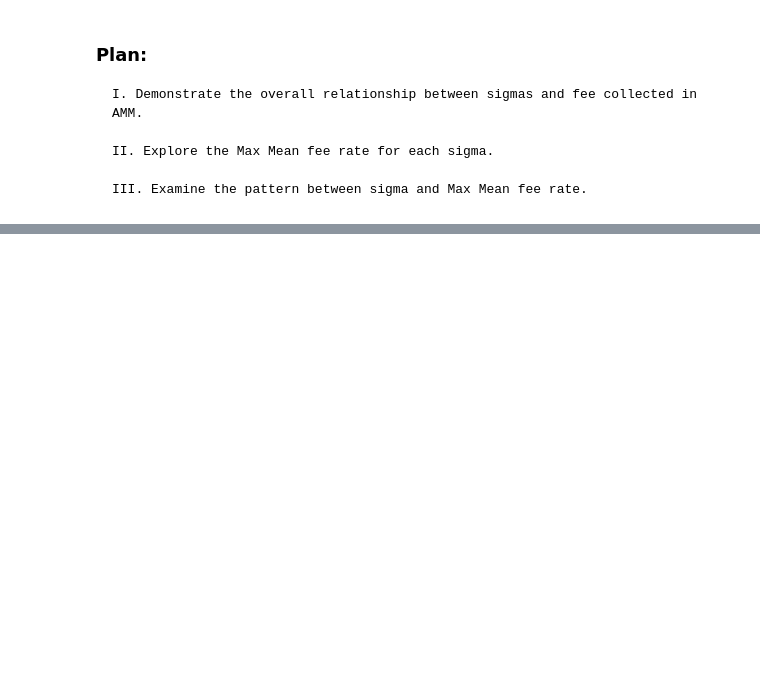
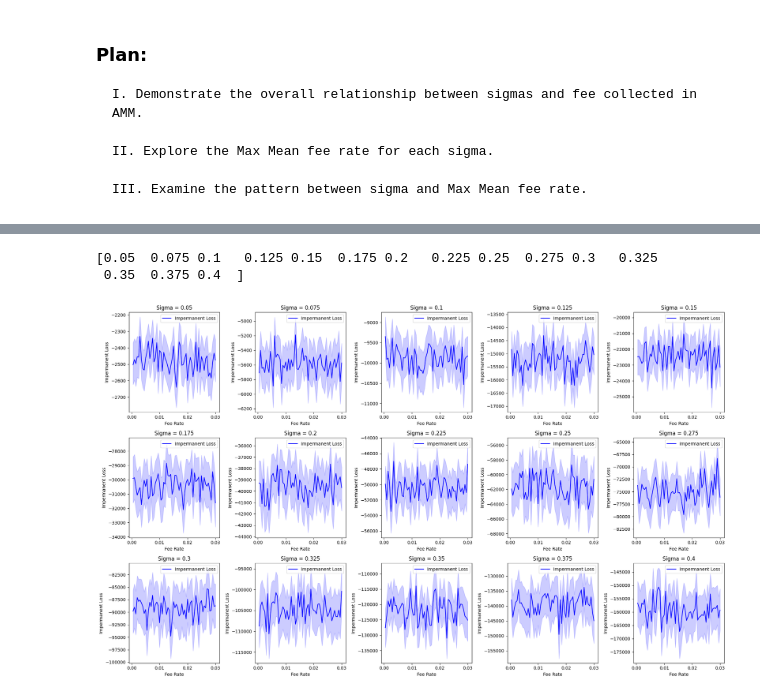
Before and after one commit to WillInvest/Dynamic_AMM, a Jupyter notebook: exp/dummy_display.ipynb, the cells around one changed output, grey strips where cells are left out. Drawn from its saved outputs; the diff is of its cells as text; code cells hidden in the pictures; blank space fills up the shorter version.

```diff
--- a/exp/dummy_display.ipynb
+++ b/exp/dummy_display.ipynb
@@ -1189,0 +146,36 @@ plt.show()
+# %%
+import matplotlib.pyplot as plt
+import seaborn as sns
+
+# Unique sigma values
+sigma_values = results.sigma.unique()
+print(sigma_values)
+
+# Create a 3x5 grid for the subplots
+fig, axes = plt.subplots(3, 5, figsize=(20, 12))  # Adjust figure size as needed
+
+for i, sigma in enumerate(sigma_values):
+    row = i // 5
+    col = i % 5
+    ax = axes[row, col]
+
+    # Filter data for the current sigma
+    df = results[results.sigma == sigma]
+    # Group by fee_rate and calculate the mean of impermanent_loss
+
+    # Line plot for impermanent loss
+    sns.lineplot(x='fee_rate', y='impermanent_loss', data=df, ax=ax, label='Impermanent Loss', color='blue')
+
+    # Set labels and title for each subplot
+    ax.set_xlabel('Fee Rate')
+    ax.set_ylabel('Impermanent Loss')
+    ax.set_title(f'Sigma = {sigma}')
+    ax.legend(loc='upper right')
+
+# Adjust layout to prevent overlap
+plt.tight_layout()
+plt.show()
+# %% [output]
+[0.05  0.075 0.1   0.125 0.15  0.175 0.2   0.225 0.25  0.275 0.3   0.325
+ 0.35  0.375 0.4  ]
+[figure, added]
```
Also changed, not shown: parts of 54 cells of this notebook, 2 other files.
